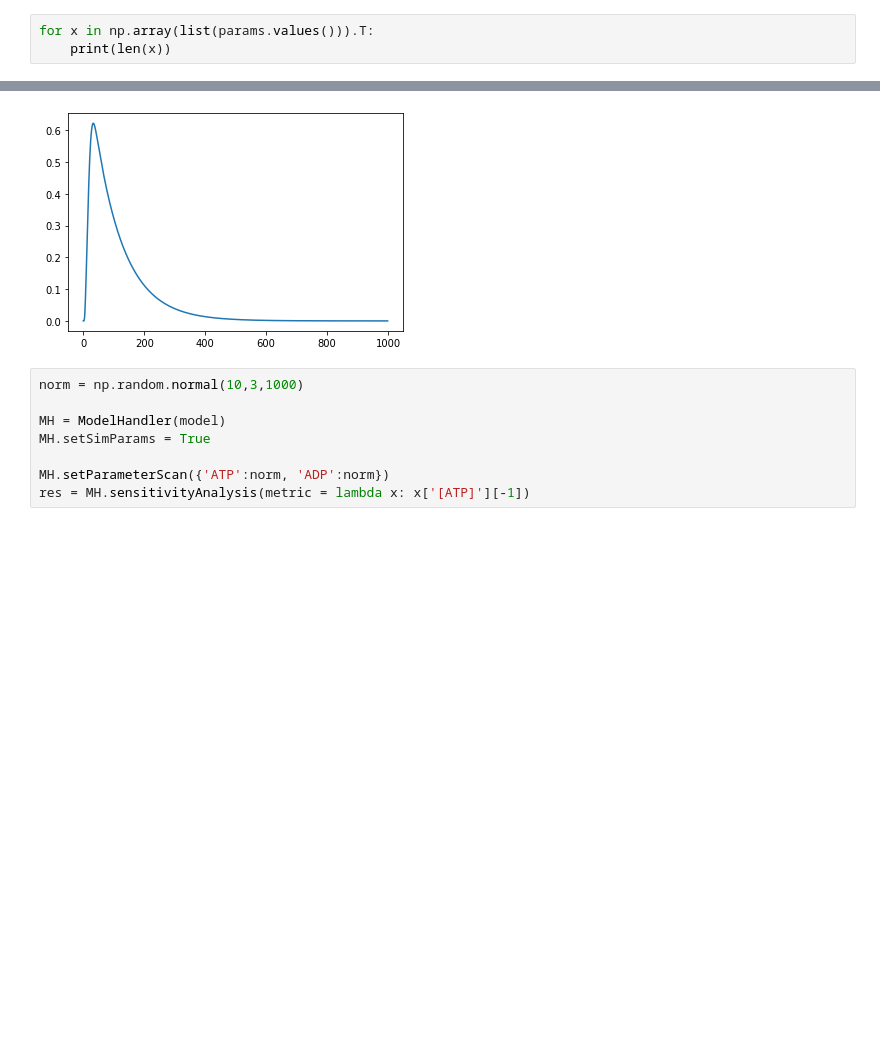
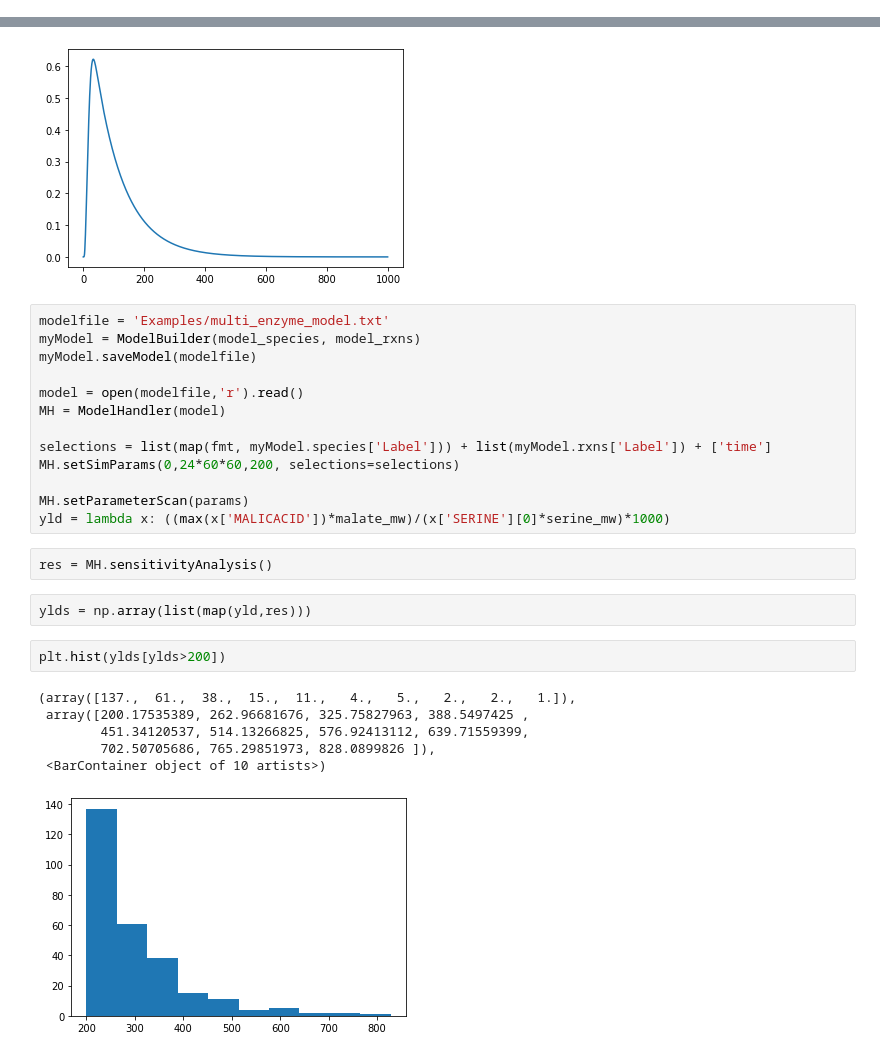
Before and after one commit to carothersresearch/ODBM, a Jupyter notebook: buildModelFromExcel.ipynb, the cells around one changed output, grey strips where cells are left out. Drawn from its saved outputs; the diff is of its cells as text; blank space fills up the shorter version.

Commit message:
sensitivity analysis

```diff
--- a/buildModelFromExcel.ipynb
+++ b/buildModelFromExcel.ipynb
@@ -109,3 +96,0 @@ params = {**siphon,**serine, **eC}
-# %%
-for x in np.array(list(params.values())).T:
-    print(len(x))
@@ -199,11 +162,29 @@ plt.plot(results[0]['MALICACID'])
 # %% [output]
 [<matplotlib.lines.Line2D at 0x...>]
 [figure]
-# %%
-norm = np.random.normal(10,3,1000)
-
-MH = ModelHandler(model)
-MH.setSimParams = True
-
-MH.setParameterScan({'ATP':norm, 'ADP':norm})
-res = MH.sensitivityAnalysis(metric = lambda x: x['[ATP]'][-1])
+# %%
+modelfile = 'Examples/multi_enzyme_model.txt'
+myModel = ModelBuilder(model_species, model_rxns)
+myModel.saveModel(modelfile)
+
+model = open(modelfile,'r').read()
+MH = ModelHandler(model)
+
+selections = list(map(fmt, myModel.species['Label'])) + list(myModel.rxns['Label']) + ['time']
+MH.setSimParams(0,24*60*60,200, selections=selections)
+
+MH.setParameterScan(params)
+yld = lambda x: ((max(x['MALICACID'])*malate_mw)/(x['SERINE'][0]*serine_mw)*1000)
+# %%
+res = MH.sensitivityAnalysis()
+# %%
+ylds = np.array(list(map(yld,res)))
+# %%
+plt.hist(ylds[ylds>200])
+# %% [output]
+(array([137.,  61.,  38.,  15.,  11.,   4.,   5.,   2.,   2.,   1.]),
+ array([200.17535389, 262.96681676, 325.75827963, 388.5497425 ,
+        451.34120537, 514.13266825, 576.92413112, 639.71559399,
+        702.50705686, 765.29851973, 828.0899826 ]),
+ <BarContainer object of 10 artists>)
+[figure, added]
```
Also changed, not shown: parts of 8 cells of this notebook, 1 other file.
